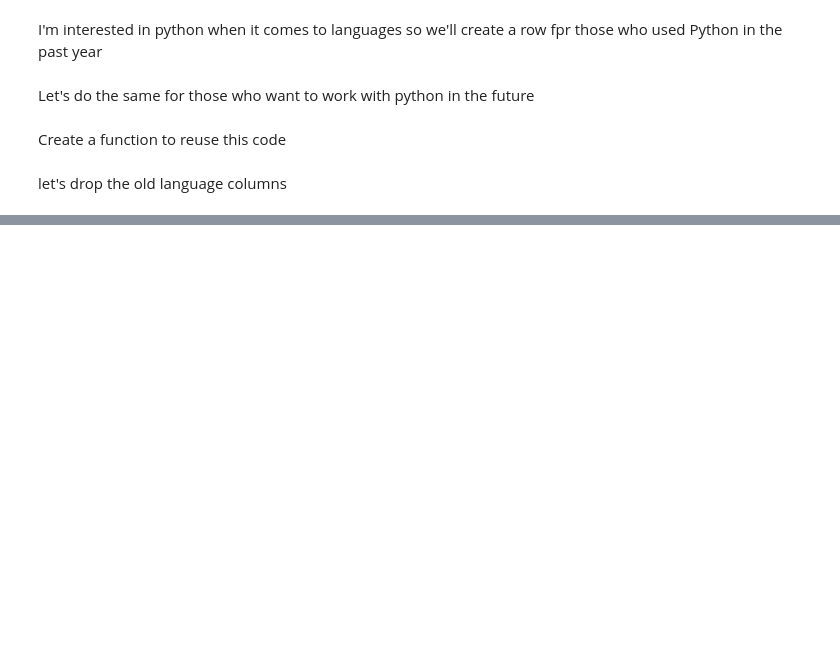
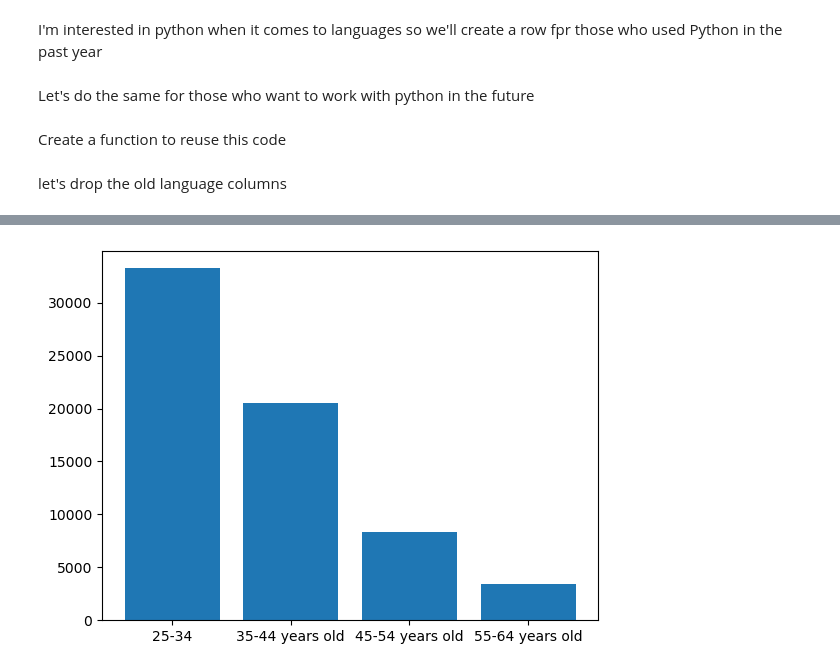
Before and after one commit to decvfox/PfDA_Project_2, a Jupyter notebook: Project_1.ipynb, the cells around one changed output, grey strips where cells are left out. Drawn from its saved outputs; the diff is of its cells as text; code cells hidden in the pictures; blank space fills up the shorter version.

```diff
--- a/Project_1.ipynb
+++ b/Project_1.ipynb
@@ -86,0 +109,8 @@ next convert ed lavel to irish levels i.e. level 7, 8 etc.
+# %%
+counts = df["Age"].value_counts()
+unique = '25-34', '35-44 years old', '45-54 years old', '55-64 years old'
+# we can now put this into a Bar Chart
+plt.bar(unique, counts)
+plt.show()
+# %% [output]
+[figure, added]
```
Also changed, not shown: parts of 7 cells of this notebook.
